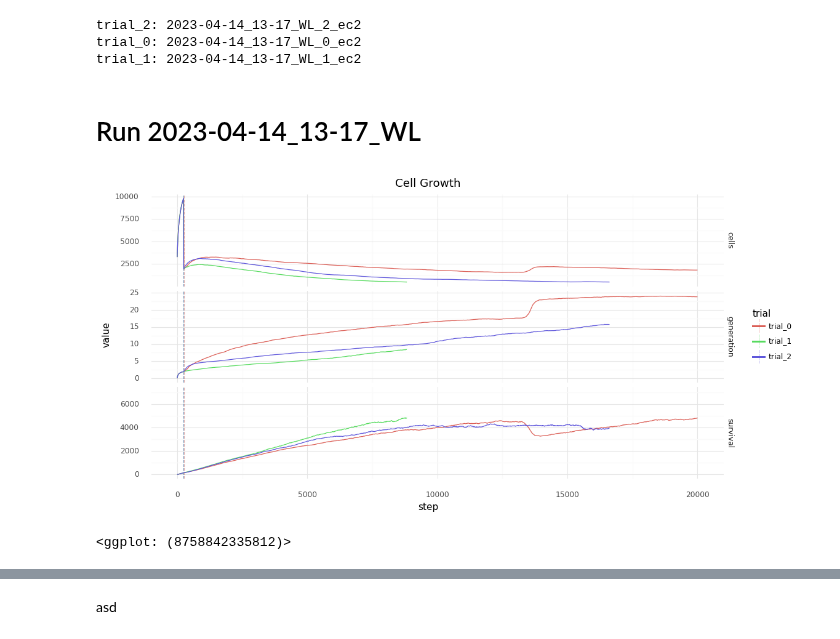
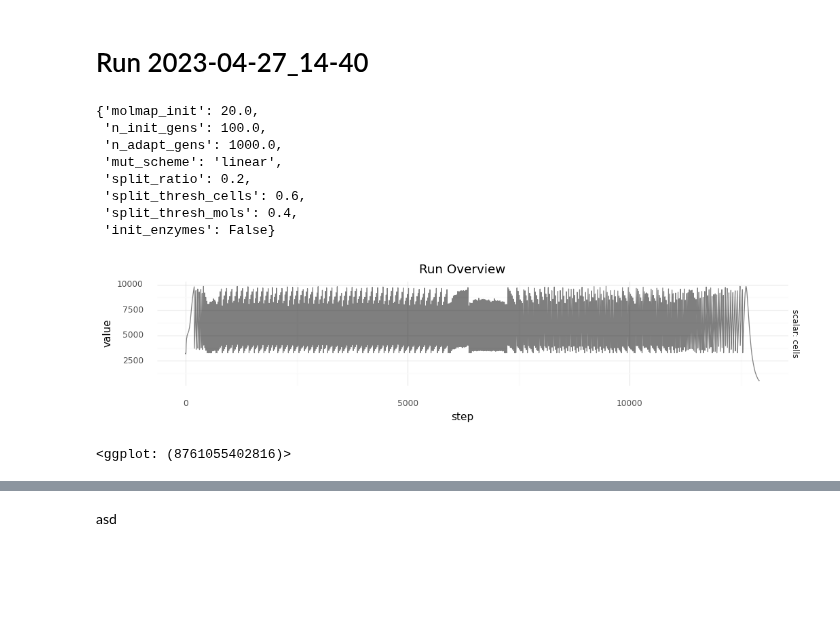
Before and after one commit to mRcSchwering/luca, a Jupyter notebook: e1_co2_fixing/analyze_2023-04-27_14-40.ipynb, the cells around one changed output, grey strips where cells are left out. Cells and saved outputs as stored; diff of their text form; code cells hidden in the pictures; blank space fills up the shorter version.

```diff
--- a/e1_co2_fixing/analyze_2023-04-14_13-17_WL.ipynb
+++ b/e1_co2_fixing/analyze_2023-04-27_14-40.ipynb
@@ -1,14 +1,17 @@
 # %%
 from itertools import product, combinations
+from collections import Counter
 import math
 import base64
 import io
+import json
 from pathlib import Path
 from collections import Counter
 from matplotlib import pyplot as plt
 import matplotlib.image as mpimg
 import pandas as pd
 import torch
+import Levenshtein
 from tensorboard.backend.event_processing import event_accumulator
 from plotnine import *
 import numpy as np
@@ -18,54 +21,56 @@ from e1_co2_fixing.chemistry import CHEMISTRY, ESSENTIAL_MOLS
 
 theme_set(theme_minimal())
 THIS_DIR = Path(".") / "e1_co2_fixing"
-BASE_NAME = "2023-04-14_13-17_WL"
+RUN_NAME = "2023-04-27_14-40_0"
 RUN_DIR_ROOT = THIS_DIR / "runs"
-RUNS = [(d, "trial" + d.name.split(BASE_NAME)[-1].split("_ec2")[0]) for d in RUN_DIR_ROOT.glob(f"{BASE_NAME}*")]
-for path, name in RUNS:
-    print(f"{name}: {path.name}")
+RUN_DIR = RUN_DIR_ROOT / RUN_NAME
-# %% [output]
-trial_2: 2023-04-14_13-17_WL_2_ec2
-trial_0: 2023-04-14_13-17_WL_0_ec2
-trial_1: 2023-04-14_13-17_WL_1_ec2
 # %% [markdown]
-# Run 2023-04-14_13-17_WL
+# Run 2023-04-27_14-40
+# %%
+with open(RUN_DIR / "hparams.json") as fh:
+    hparams = json.load(fh)
+hparams
+# %% [output]
+{'molmap_init': 20.0,
+ 'n_init_gens': 100.0,
+ 'n_adapt_gens': 1000.0,
+ 'mut_scheme': 'linear',
+ 'split_ratio': 0.2,
+ 'split_thresh_cells': 0.6,
+ 'split_thresh_mols': 0.4,
+ 'init_enzymes': False}
 # %%
 scalars = [
-    ("Cells/total[n]", "cells"),
+    ("Cells/total", "cells"),
     ("Cells/Generation", "generation"),
-    ("Cells/Survival[avg]", "survival"),
+    ("Cells/Survival", "survival"),
+    ("Molecules/CO2[ext]", "CO2[e]"),
+    ("Molecules/CO2[int]", "CO2[i]"),
+    ("Molecules/E[ext]", "E[e]"),
+    ("Molecules/E[int]", "E[i]"),
+    ("Molecules/X[ext]", "X[e]"),
+    ("Molecules/X[int]", "X[i]"),
     ("Other/Split", "split")
 ]
 
 records = []
-for path, name in RUNS:
-    tf_event_file = next(path.glob("*.out.tfevents.*"))
+for tf_event_file in RUN_DIR.glob("*.out.tfevents.*"):
     tf_ea = event_accumulator.EventAccumulator(str(tf_event_file))
     tf_ea.Reload()
     for tag, label in scalars:
         for obj in tf_ea.Scalars(tag):
             records.append({
-                "tag": label,
+                "scalar": label,
                 "value": obj.value,
                 "step": obj.step,
-                "trial": name
             })
 scalars_df = pd.DataFrame.from_records(records)
-# %%
-records = []
-for trial, df in scalars_df.loc[scalars_df["tag"] == "split"].groupby("trial"):
-    s = df["value"].diff(periods=1)
-    records.extend(df.loc[s > 0.0, ["step", "trial"]].to_dict("records"))
-splits_df = pd.DataFrame.from_records(records)
-scalars_df = scalars_df[scalars_df["tag"] != "split"]
 # %%
-(ggplot(scalars_df)
-    + geom_vline(aes(xintercept="step", color="trial"), data=splits_df, linetype="dashed", alpha=0.5)
-    + geom_line(aes(y="value", x="step", color="trial"))
-    + facet_grid("tag ~ .", scales="free_y")
-    + xlim(0, 20_000)
-    + theme(figure_size=(12, 6))
-    + ggtitle("Cell Growth"))
+(ggplot(scalars_df[scalars_df["scalar"] == "cells"])
+    + geom_line(aes(y="value", x="step"), alpha=0.5)
+    + facet_grid("scalar ~ .", scales="free", labeller="label_both")
+    + theme(figure_size=(12, 2))
+    + ggtitle("Run Overview"))
 # %% [output]
-[figure, old version]
+[figure, new version]
-<ggplot: (8758842335812)>
+<ggplot: (8761055402816)>
```
Also changed, not shown: parts of 21 cells of this notebook, 3 other files.
